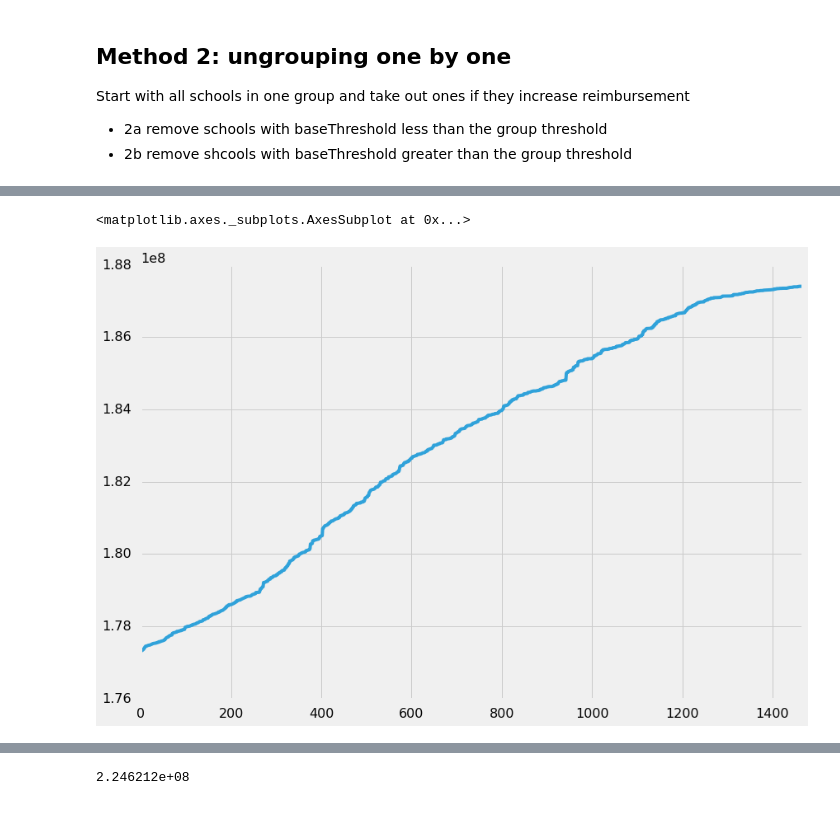
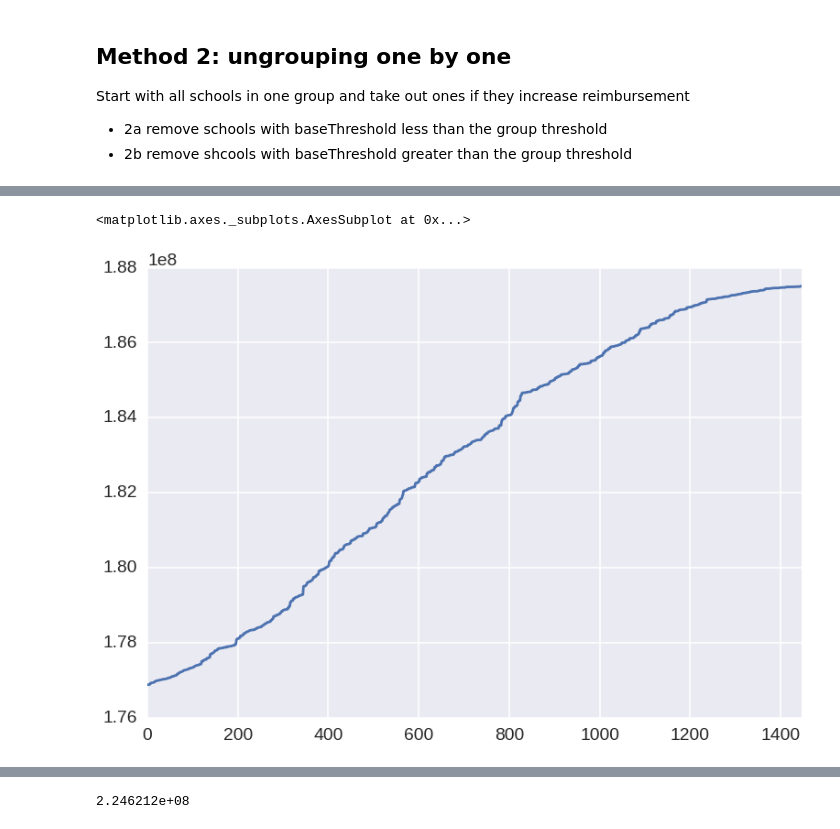
Before and after one commit to MODA-NYC/Project_SchoolLunch, a Jupyter notebook: FreeLunch.ipynb, the cells around one changed output, grey strips where cells are left out. Cells and saved outputs as stored; diff of their text form; code cells hidden in the pictures.

```diff
--- a/FreeLunch.ipynb
+++ b/FreeLunch.ipynb
@@ -48,5 +54,7 @@ import numpy as np
 import time
 import matplotlib.pyplot as plt
 %matplotlib inline
-plt.style.use('seaborn-poster')
-plt.style.use('fivethirtyeight')
+#plt.style.use('seaborn-poster')
+#plt.style.use('fivethirtyeight')
+import seaborn as sns
+sns.set_context('poster',font_scale=1.2)
@@ -630,8 +594,8 @@ pd.concat([cep2b.groupby('threshold').count()[['School']],
 # %%
-cep3 = cep.copy()
+#starting from a random grouping of 10 groups
+cepRandom = cep.copy()
 
-#np.random.seed(42)
+np.random.seed(42)
 ngroups=10
-cep3.group = pd.Series(np.random.randint(0,ngroups,size=cep3.shape[0]))
-tr=[]
-tr = calcReimburse(cep3,tr)
+cepRandom.group = pd.Series(np.random.randint(0,ngroups,size=cepRandom.shape[0]))
+calcReimburse(cepRandom)
@@ -638,17 +604,22 @@ tr = calcReimburse(cep3,tr)
 # %%
+cep3 = cepRandom.copy()
+hc=[]
+hc.append(calcReimburse(cep3))
 startTime = time.time()
+failures = []
+temp=[]
 
 # mc loop
-for i in range(0,10**6):
-    ttr=[]
+while(len(temp) < 10**6):
     df=cep3.copy()
     df.loc[np.random.randint(0,cep3.shape[0]),'group'] = np.random.randint(0,ngroups)
-    ttr=calcReimburse(df,ttr)
-    if ttr[-1]>tr[-1]:
+    temp.append(calcReimburse(df))
+    if (temp[-1] > hc[-1]):
         cep3.group = df.group
-        tr.append(ttr[-1])
-print tr[-1]
-ttr = calcReimburse(cep3,ttr)
+        hc.append(temp[-1])
+        failures.append(len(temp))
+        temp=[]
 
+print calcReimburse(cep3)
 print 'time in h', (startTime-time.time())/60.0/60.0
 # %% [output]
@@ -670,8 +646,8 @@ for name, group in groups:
 # %%
-pd.Series(tr).plot()
+pd.Series(hc).plot()
 # %% [output]
 <matplotlib.axes._subplots.AxesSubplot at 0x...>
-[figure, old version]
+[figure, new version]
 # %%
 pd.concat([cep3.groupby('threshold').count()[['School']],
            cep3.groupby('threshold').sum()[['Enrollment']],
```
Also changed, not shown: parts of 83 cells of this notebook.
